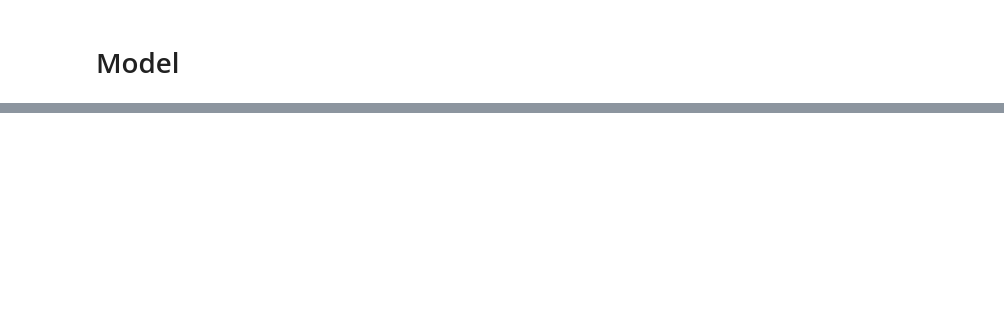
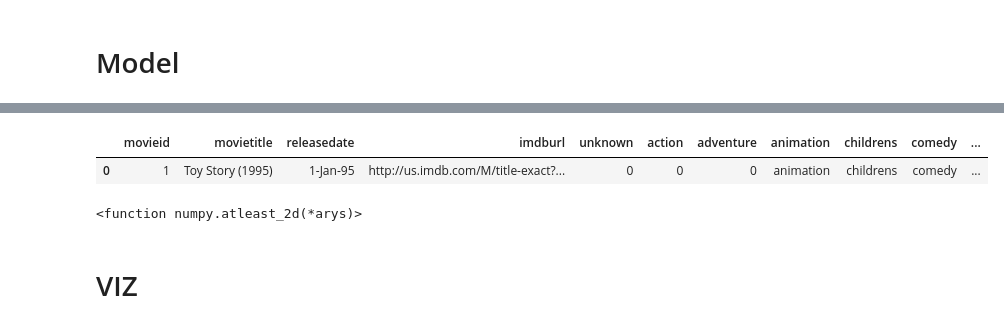
Before and after one commit to KennyMJL/SINA, a Jupyter notebook: rec_model_contentbased.ipynb, the cells around one changed output, grey strips where cells are left out. Cells and saved outputs as stored; diff of their text form; code cells hidden in the pictures; blank space fills up the shorter version.

```diff
--- a/rec_model_contentbased.ipynb
+++ b/rec_model_contentbased.ipynb
@@ -308,0 +276,11 @@ item
+# %%
+item[item['movieid'] == 1]
+# %% [output]
+|  | movieid | movietitle | releasedate | imdburl | unknown | action | adventure | animation | childrens | comedy | ... |
+| 0 | 1 | Toy Story (1995) | 1-Jan-95 | http://us.imdb.com/M/title-exact?... | 0 | 0 | 0 | animation | childrens | comedy | ... |
+# %%
+np.atleast_2d
+# %% [output]
+<function numpy.atleast_2d(*arys)>
+# %% [markdown]
+# VIZ
```
Also changed, not shown: parts of 11 cells of this notebook.
